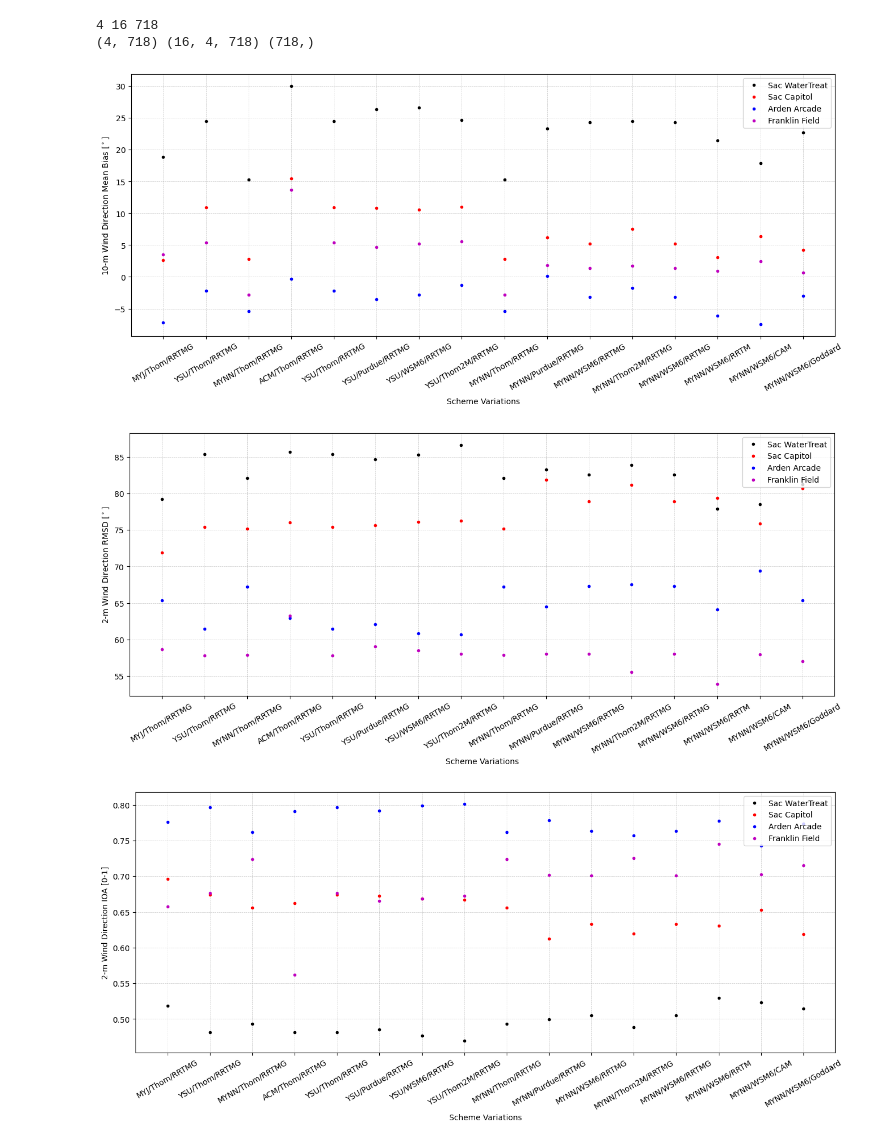
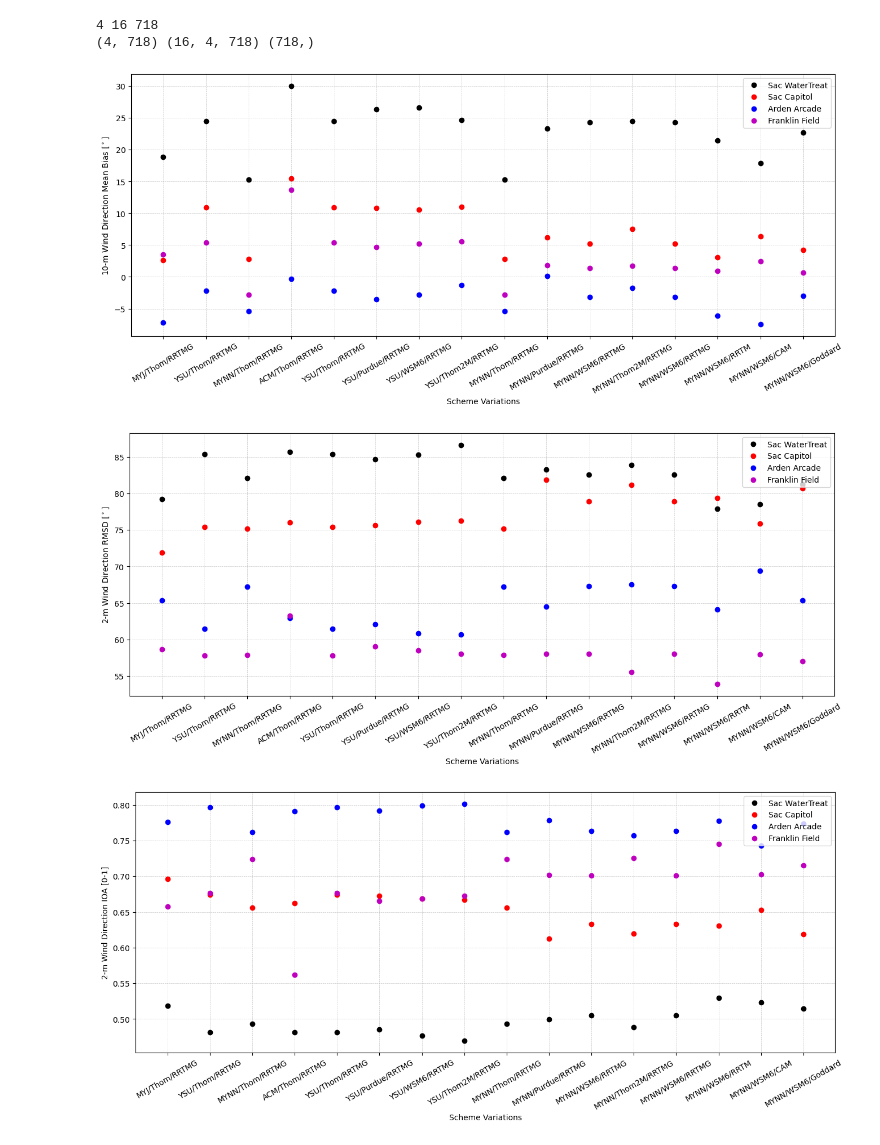
Before and after one commit to wtoslac/LCLUCWRF, a Jupyter notebook: PyWRF/CompileStats.ipynb, the cells around one changed output. Drawn from its saved outputs; the diff is of its cells as text; code cells hidden in the pictures.

```diff
--- a/PyWRF/CompileStats.ipynb
+++ b/PyWRF/CompileStats.ipynb
@@ -561,46 +567,46 @@ x_labels = [
 NModels=len(x_labels)
 
 plt.figure(figsize=(16, 6))
-plt.plot(Biases[0:NModels*1],'.k',label="Sac WaterTreat")
-plt.plot(Biases[NModels*1:NModels*2],'.r',label="Sac Capitol")
-plt.plot(Biases[NModels*2:NModels*3],'.b',label="Arden Arcade")
-plt.plot(Biases[NModels*3:NModels*4],'.m',label="Franklin Field")
+plt.plot(Biases[0:NModels*1],'.k',ms=12,label="Sac WaterTreat")
+plt.plot(Biases[NModels*1:NModels*2],'.r',ms=12,label="Sac Capitol")
+plt.plot(Biases[NModels*2:NModels*3],'.b',ms=12,label="Arden Arcade")
+plt.plot(Biases[NModels*3:NModels*4],'.m',ms=12,label="Franklin Field")
 plt.legend()
 plt.xlabel("Scheme Variations")
 plt.ylabel("10-m Wind Direction Mean Bias [$^\circ$]")
 plt.xticks(range(0,NModels), x_labels,rotation=30)
 plt.grid(True, which='both', linestyle='--', linewidth=0.5, alpha=0.7)
 plt.show()
 #print(Biases)
 
 plt.figure(figsize=(16, 6))
-plt.plot(RMSDs[0:NModels*1],'.k',label="Sac WaterTreat")
-plt.plot(RMSDs[NModels*1:NModels*2],'.r',label="Sac Capitol")
-plt.plot(RMSDs[NModels*2:NModels*3],'.b',label="Arden Arcade")
-plt.plot(RMSDs[NModels*3:NModels*4],'.m',label="Franklin Field")
+plt.plot(RMSDs[0:NModels*1],'.k',ms=12,label="Sac WaterTreat")
+plt.plot(RMSDs[NModels*1:NModels*2],'.r',ms=12,label="Sac Capitol")
+plt.plot(RMSDs[NModels*2:NModels*3],'.b',ms=12,label="Arden Arcade")
+plt.plot(RMSDs[NModels*3:NModels*4],'.m',ms=12,label="Franklin Field")
 plt.legend()
 plt.xlabel("Scheme Variations")
 plt.ylabel("2-m Wind Direction RMSD [$^\circ$]")
 plt.xticks(range(0,NModels), x_labels,rotation=30)
 plt.grid(True, which='both', linestyle='--', linewidth=0.5, alpha=0.7)
 plt.show()
 #print(RMSDs)
 
 plt.figure(figsize=(16, 6))
-plt.plot(IOAs[0:NModels*1],'.k',label="Sac WaterTreat")
-plt.plot(IOAs[NModels*1:NModels*2],'.r',label="Sac Capitol")
-plt.plot(IOAs[NModels*2:NModels*3],'.b',label="Arden Arcade")
-plt.plot(IOAs[NModels*3:NModels*4],'.m',label="Franklin Field")
+plt.plot(IOAs[0:NModels*1],'.k',ms=12,label="Sac WaterTreat")
+plt.plot(IOAs[NModels*1:NModels*2],'.r',ms=12,label="Sac Capitol")
+plt.plot(IOAs[NModels*2:NModels*3],'.b',ms=12,label="Arden Arcade")
+plt.plot(IOAs[NModels*3:NModels*4],'.m',ms=12,label="Franklin Field")
 plt.legend()
 plt.xlabel("Scheme Variations")
 plt.ylabel("2-m Wind Direction IOA [0-1]")
 plt.xticks(range(0,NModels), x_labels,rotation=30)
 plt.grid(True, which='both', linestyle='--', linewidth=0.5, alpha=0.7)
 plt.show()
 #print(IOAs)
 # %% [output]
 4 16 718
 (4, 718) (16, 4, 718) (718,)
-[figure, old version]
+[figure, new version]
-[figure, old version]
+[figure, new version]
-[figure, old version]
+[figure, new version]
```
Also changed, not shown: parts of 3 cells of this notebook.
